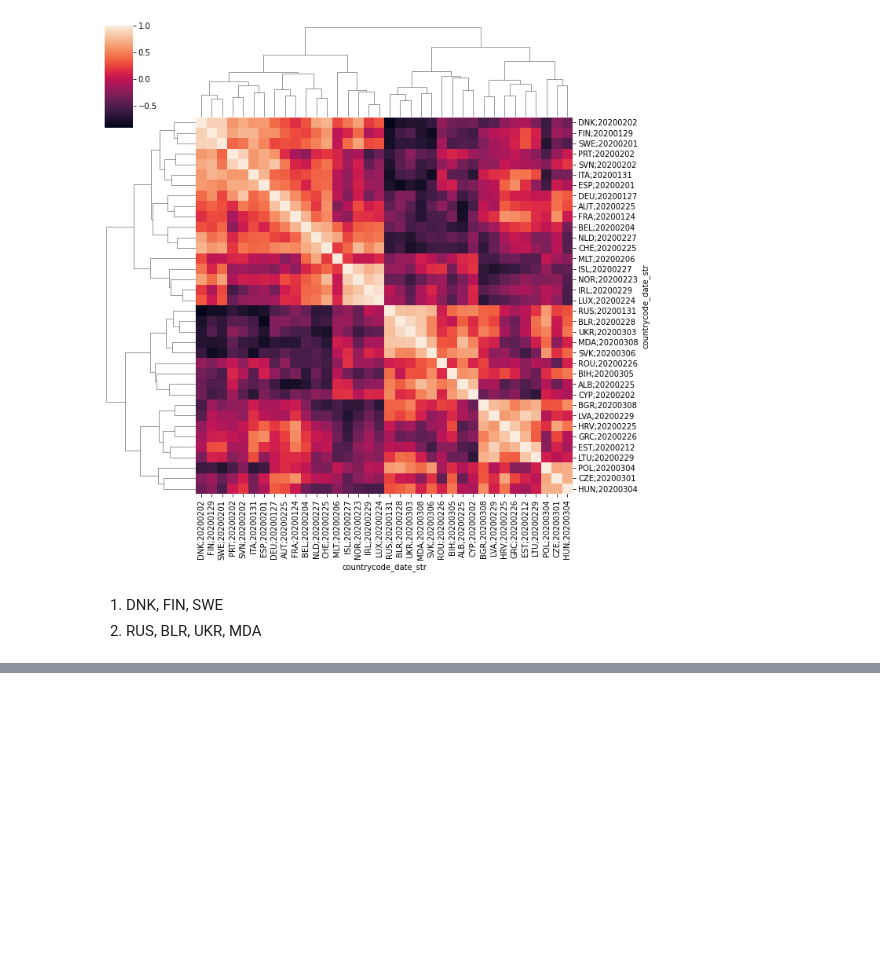
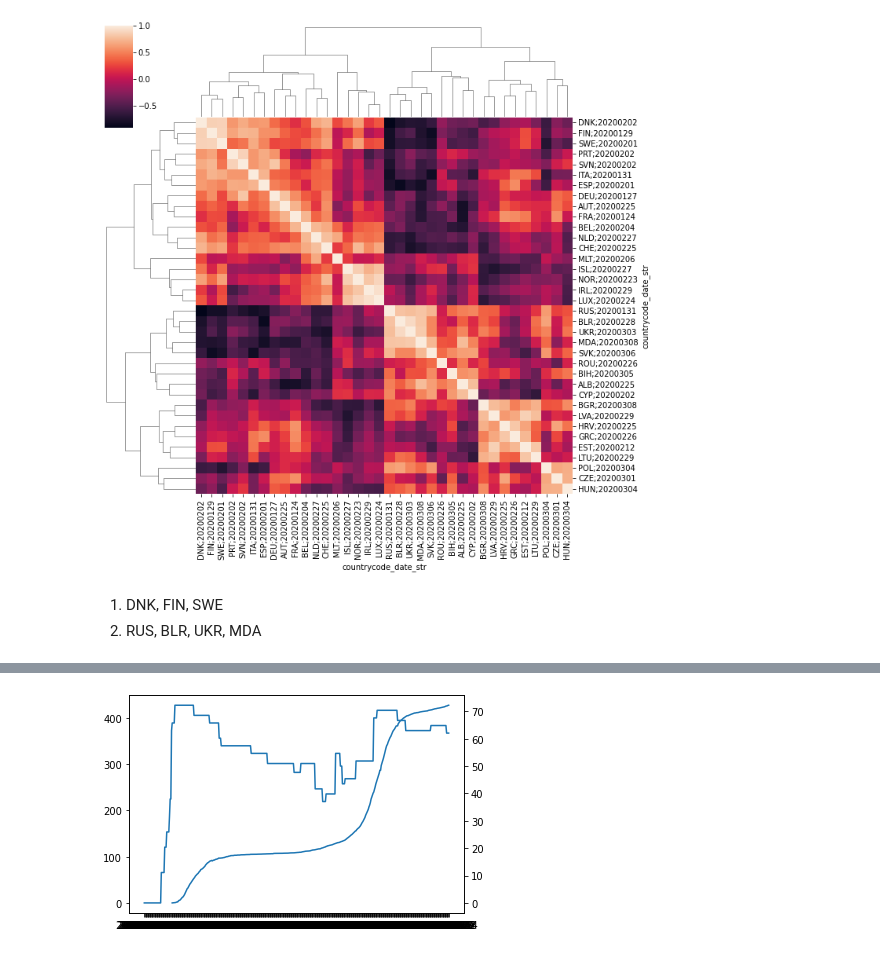
Before and after one commit to shuang1330/aiHackCovid, a Jupyter notebook: notebooks/data_cleaning.ipynb, the cells around one changed output, grey strips where cells are left out. Drawn from its saved outputs; the diff is of its cells as text; code cells hidden in the pictures; blank space fills up the shorter version.

```diff
--- a/notebooks/data_cleaning.ipynb
+++ b/notebooks/data_cleaning.ipynb
@@ -143,3 +145,12 @@ sns.clustermap(normalized_df.T.corr())
 # %% [markdown]
 1. DNK, FIN, SWE
 2. RUS, BLR, UKR, MDA
+# %%
+# now time to see the policy data
+non_epide_cols = [item for item in europe_owid.columns if item not in country_basic_columns] + ['iso_code']
+selected_countries = {'DNK', 'FIN', 'SWE', 'RUS', 'BLR', 'UKR', 'MDA'}
+is_selected_country = lambda x:True if x in selected_countries else False
+europe_owid['is_selected_country'] = [is_selected_country(countrycode) for countrycode in europe_owid['iso_code']]
+selected_owid = europe_owid[europe_owid['is_selected_country']]
+print(selected_owid.shape)
+selected_owid[non_epide_cols].head()
@@ -145,0 +229,17 @@ sns.clustermap(normalized_df.T.corr())
+# %%
+test_country = 'DNK'
+
+
+fig, ax1 = plt.subplots()
+
+color = 'tab:red'
+ax1.plot(selected_owid['date'][selected_owid['iso_code']==test_country],
+         selected_owid['total_deaths_per_million'][selected_owid['iso_code']==test_country])
+
+ax2 = ax1.twinx()  # instantiate a second axes that shares the same x-axis
+ax2.plot(selected_owid['date'][selected_owid['iso_code']==test_country],
+         selected_owid['StringencyIndex'][selected_owid['iso_code']==test_country])
+
+_ = plt.xticks(rotation=90)
+# %% [output]
+[figure, added]
```
Also changed, not shown: parts of 17 cells of this notebook.
